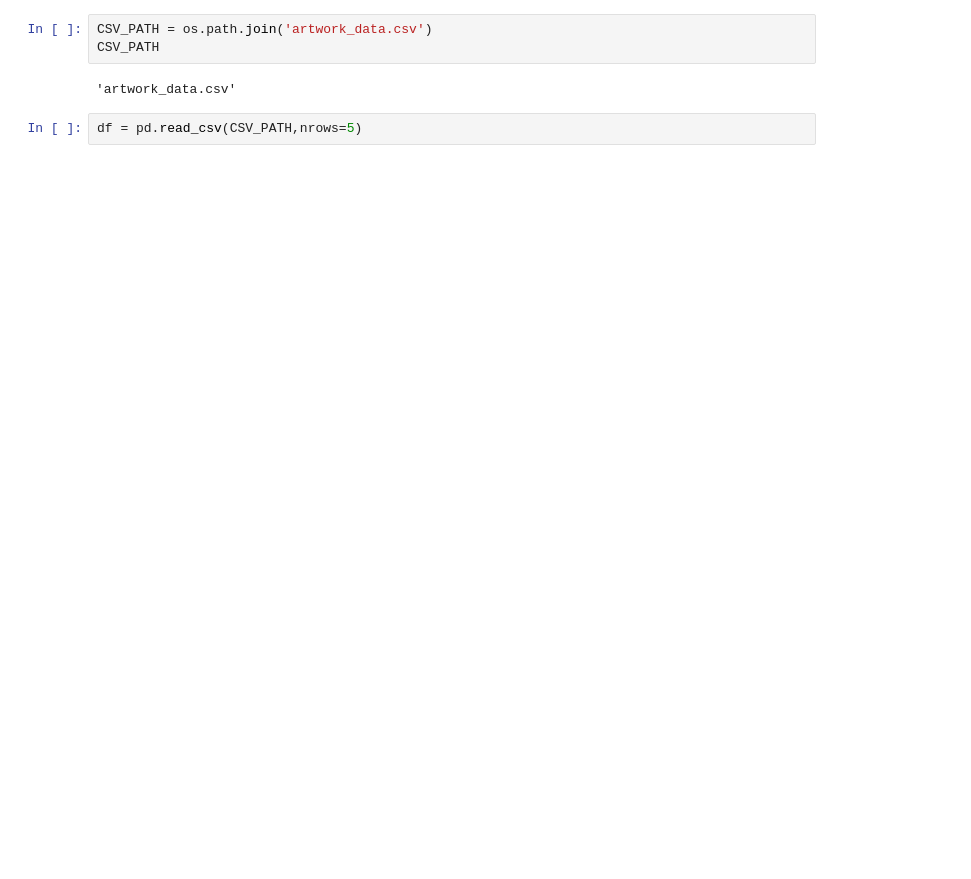
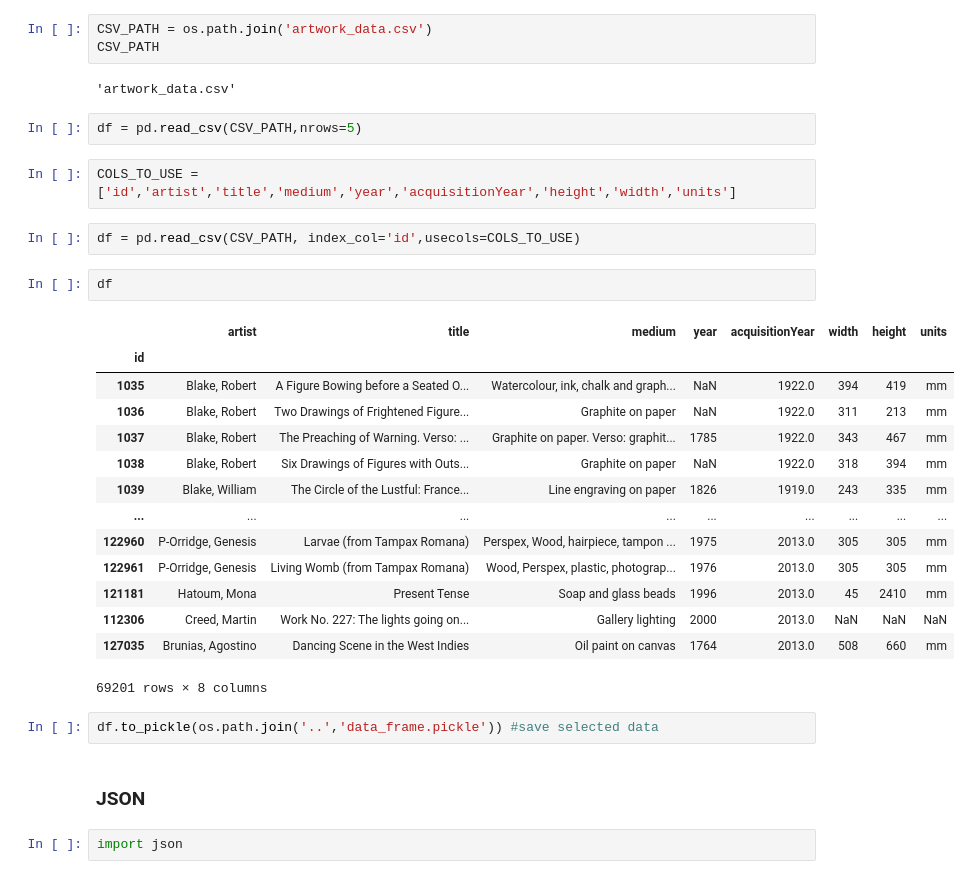
Before and after one commit to Sofy34/personal_strudy, a Jupyter notebook: Python_learning/Panda_Fundamentals/Course.ipynb, the cells around one changed output. Cells and saved outputs as stored; diff of their text form; blank space fills up the shorter version.

```diff
--- a/Python_learning/Panda_Fundamentals/Course.ipynb
+++ b/Python_learning/Panda_Fundamentals/Course.ipynb
@@ -74,3 +76,30 @@ CSV_PATH
 'artwork_data.csv'
 # %%
 df = pd.read_csv(CSV_PATH,nrows=5)
+# %%
+COLS_TO_USE = ['id','artist','title','medium','year','acquisitionYear','height','width','units']
+# %%
+df = pd.read_csv(CSV_PATH, index_col='id',usecols=COLS_TO_USE)
+# %%
+df
+# %% [output]
+|  | artist | title | medium | year | acquisitionYear | width | height | units |
+| id |  |  |  |  |  |  |  |  |
+| 1035 | Blake, Robert | A Figure Bowing before a Seated O... | Watercolour, ink, chalk and graph... | NaN | 1922.0 | 394 | 419 | mm |
+| 1036 | Blake, Robert | Two Drawings of Frightened Figure... | Graphite on paper | NaN | 1922.0 | 311 | 213 | mm |
+| 1037 | Blake, Robert | The Preaching of Warning. Verso: ... | Graphite on paper. Verso: graphit... | 1785 | 1922.0 | 343 | 467 | mm |
+| 1038 | Blake, Robert | Six Drawings of Figures with Outs... | Graphite on paper | NaN | 1922.0 | 318 | 394 | mm |
+| 1039 | Blake, William | The Circle of the Lustful: France... | Line engraving on paper | 1826 | 1919.0 | 243 | 335 | mm |
+| ... | ... | ... | ... | ... | ... | ... | ... | ... |
+| 122960 | P-Orridge, Genesis | Larvae (from Tampax Romana) | Perspex, Wood, hairpiece, tampon ... | 1975 | 2013.0 | 305 | 305 | mm |
+| 122961 | P-Orridge, Genesis | Living Womb (from Tampax Romana) | Wood, Perspex, plastic, photograp... | 1976 | 2013.0 | 305 | 305 | mm |
+| 121181 | Hatoum, Mona | Present Tense | Soap and glass beads | 1996 | 2013.0 | 45 | 2410 | mm |
+| 112306 | Creed, Martin | Work No. 227: The lights going on... | Gallery lighting | 2000 | 2013.0 | NaN | NaN | NaN |
+| 127035 | Brunias, Agostino | Dancing Scene in the West Indies | Oil paint on canvas | 1764 | 2013.0 | 508 | 660 | mm |
+69201 rows × 8 columns
+# %%
+df.to_pickle(os.path.join('..','data_frame.pickle')) #save selected data
+# %% [markdown]
+### JSON
+# %%
+import json
```
Also changed, not shown: parts of 65 cells of this notebook, 6 other files.
